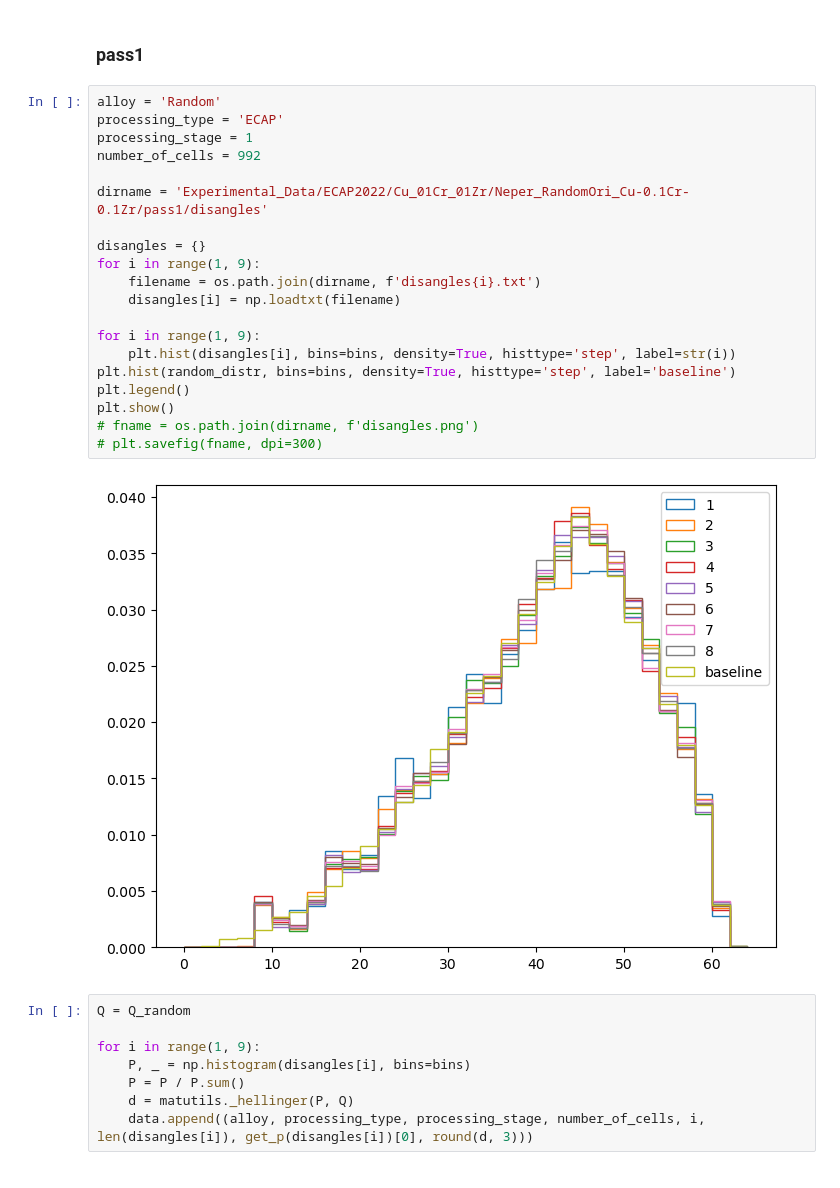
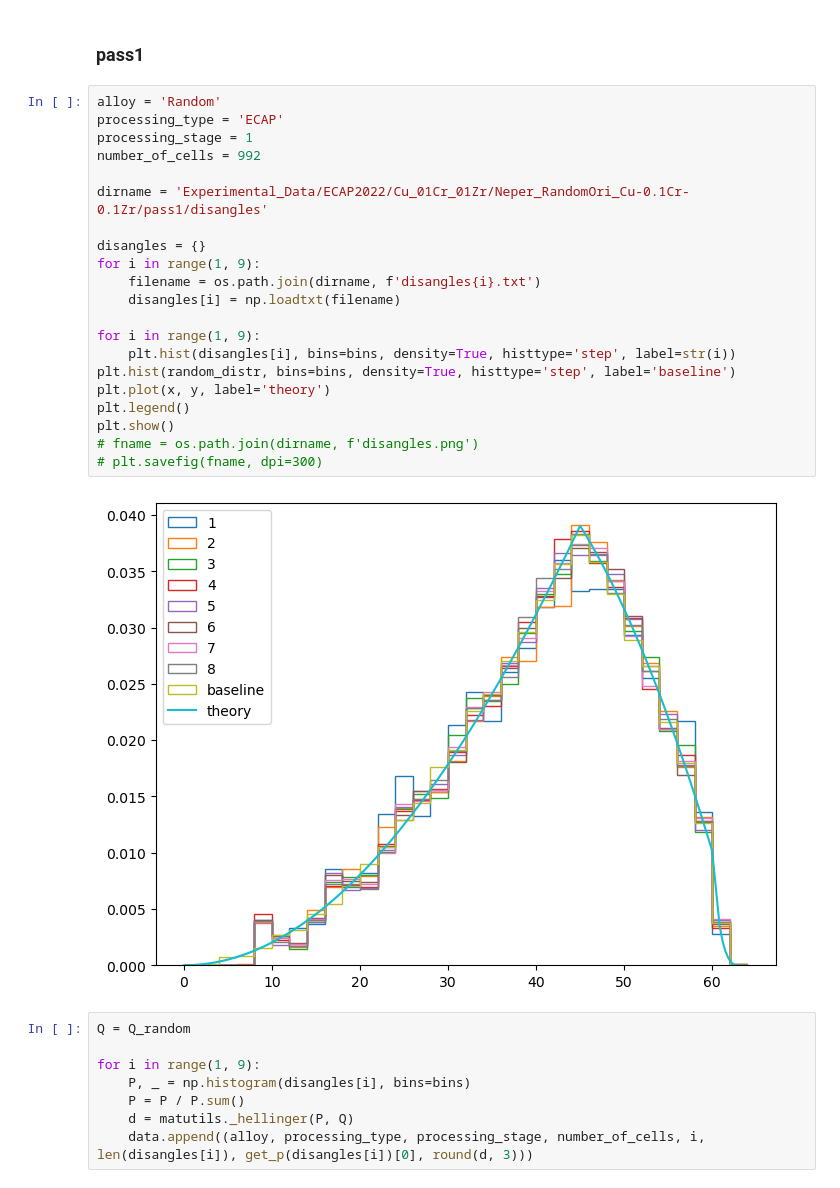
Before and after one commit to PRISBteam/Voronoi_PCC_Analyser, a Jupyter notebook: Experimental2.ipynb, the cells around one changed output. Drawn from its saved outputs; the diff is of its cells as text.

```diff
--- a/Experimental2.ipynb
+++ b/Experimental2.ipynb
@@ -155,25 +168,26 @@ for i in range(1, max_order + 1):
 # %%
 alloy = 'Random'
 processing_type = 'ECAP'
 processing_stage = 1
 number_of_cells = 992
 
 dirname = 'Experimental_Data/ECAP2022/Cu_01Cr_01Zr/Neper_RandomOri_Cu-0.1Cr-0.1Zr/pass1/disangles'
 
 disangles = {}
 for i in range(1, 9):
     filename = os.path.join(dirname, f'disangles{i}.txt')
     disangles[i] = np.loadtxt(filename)
 
 for i in range(1, 9):
     plt.hist(disangles[i], bins=bins, density=True, histtype='step', label=str(i))
 plt.hist(random_distr, bins=bins, density=True, histtype='step', label='baseline')
+plt.plot(x, y, label='theory')
 plt.legend()
 plt.show()
 # fname = os.path.join(dirname, f'disangles.png')
 # plt.savefig(fname, dpi=300)
 # %% [output]
-[figure, old version]
+[figure, new version]
 # %%
 Q = Q_random
 
```
Also changed, not shown: parts of 29 cells of this notebook.
